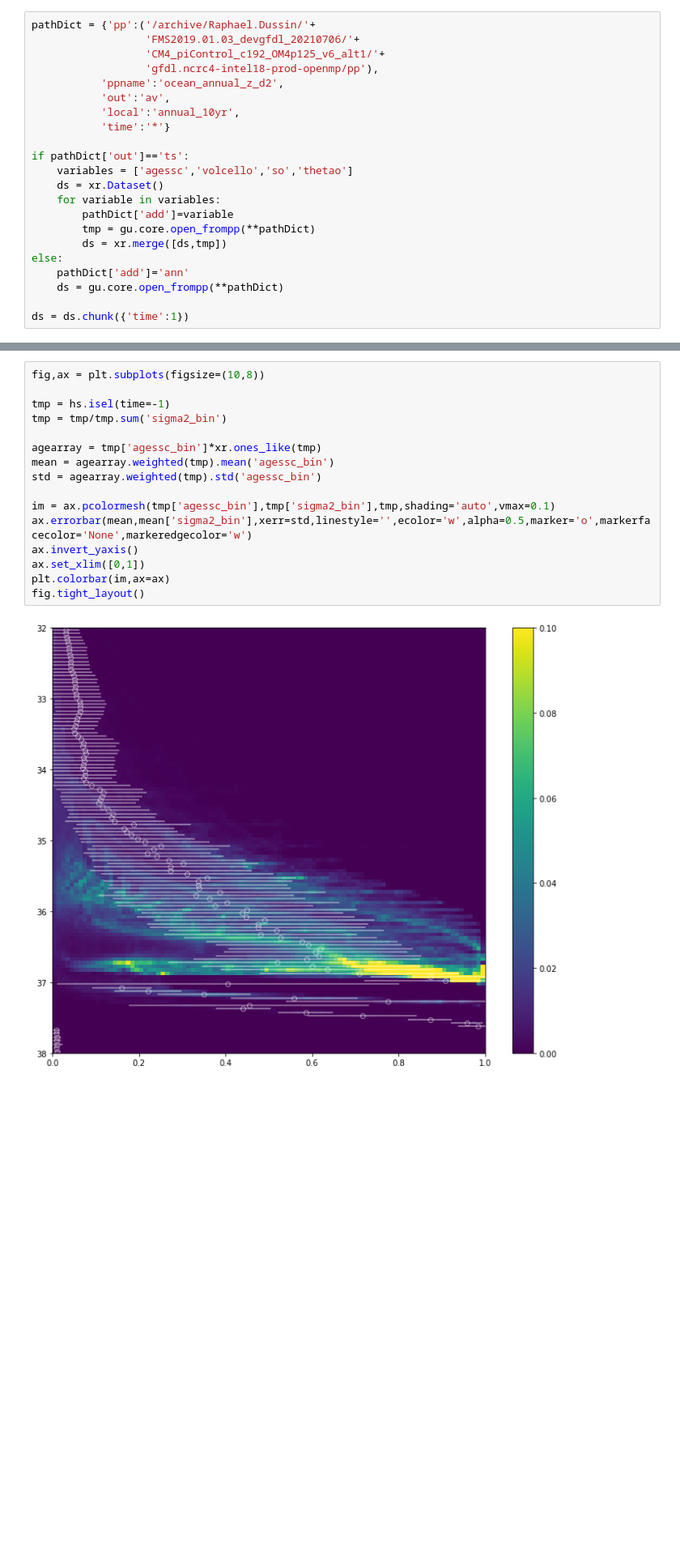
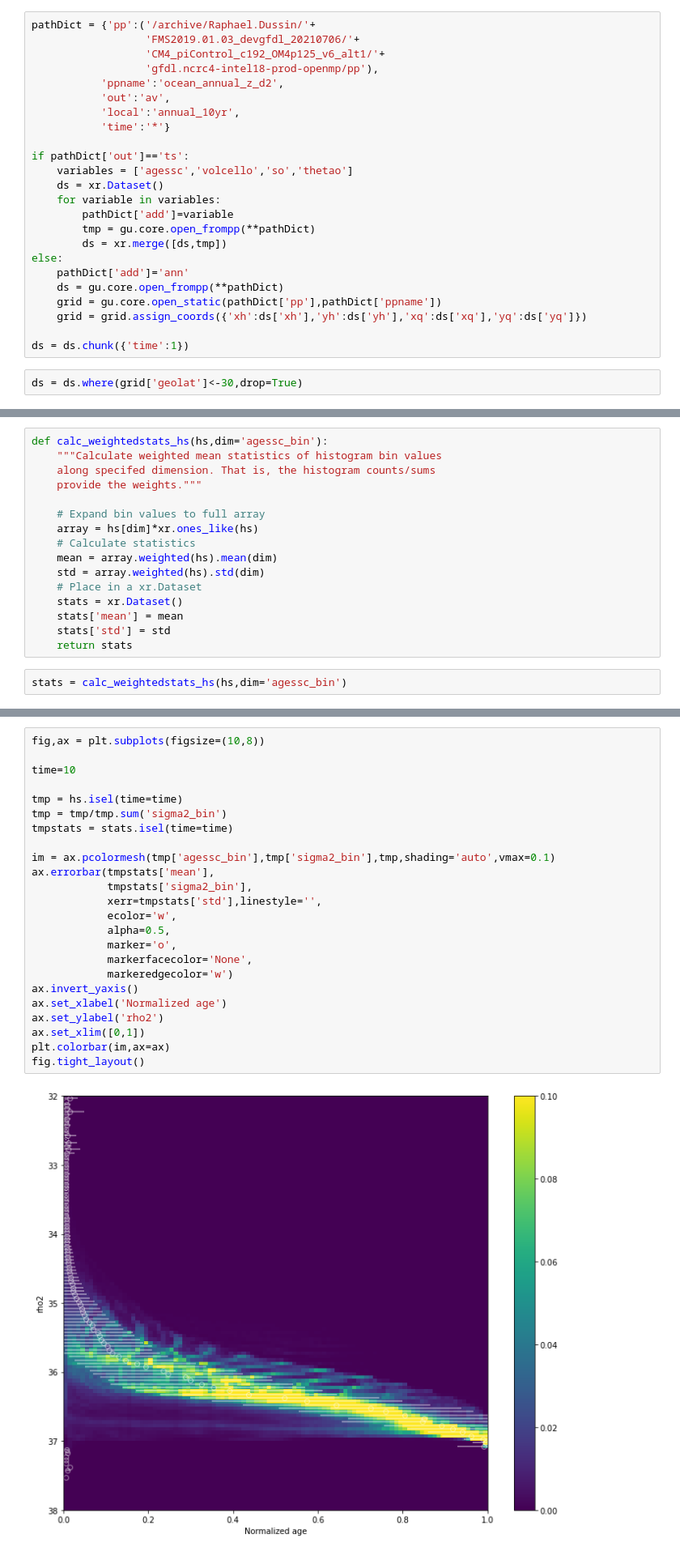
Before and after one commit to gmacgilchrist/wmt_bgc, a Jupyter notebook: notebooks/draw_age.ipynb, the cells around one changed output, grey strips where cells are left out. Shown: that part at 81% size. Saved outputs shown, nothing was run; the diff lists cells and outputs as text; blank space fills up the shorter version.

```diff
--- a/notebooks/draw_age.ipynb
+++ b/notebooks/draw_age.ipynb
@@ -37,5 +43,9 @@ if pathDict['out']=='ts':
 else:
     pathDict['add']='ann'
     ds = gu.core.open_frompp(**pathDict)
+    grid = gu.core.open_static(pathDict['pp'],pathDict['ppname'])
+    grid = grid.assign_coords({'xh':ds['xh'],'yh':ds['yh'],'xq':ds['xq'],'yq':ds['yq']})
 
 ds = ds.chunk({'time':1})
+# %%
+ds = ds.where(grid['geolat']<-30,drop=True)
@@ -60,0 +89,18 @@ with ProgressBar():
+# %%
+def calc_weightedstats_hs(hs,dim='agessc_bin'):
+    """Calculate weighted mean statistics of histogram bin values
+    along specifed dimension. That is, the histogram counts/sums
+    provide the weights."""
+
+    # Expand bin values to full array
+    array = hs[dim]*xr.ones_like(hs)
+    # Calculate statistics
+    mean = array.weighted(hs).mean(dim)
+    std = array.weighted(hs).std(dim)
+    # Place in a xr.Dataset
+    stats = xr.Dataset()
+    stats['mean'] = mean
+    stats['std'] = std
+    return stats
+# %%
+stats = calc_weightedstats_hs(hs,dim='agessc_bin')
@@ -61,18 +109,26 @@ with ProgressBar():
 # %%
 fig,ax = plt.subplots(figsize=(10,8))
 
-tmp = hs.isel(time=-1)
+time=10
+
+tmp = hs.isel(time=time)
 tmp = tmp/tmp.sum('sigma2_bin')
-
-agearray = tmp['agessc_bin']*xr.ones_like(tmp)
-mean = agearray.weighted(tmp).mean('agessc_bin')
-std = agearray.weighted(tmp).std('agessc_bin')
+tmpstats = stats.isel(time=time)
 
 im = ax.pcolormesh(tmp['agessc_bin'],tmp['sigma2_bin'],tmp,shading='auto',vmax=0.1)
-ax.errorbar(mean,mean['sigma2_bin'],xerr=std,linestyle='',ecolor='w',alpha=0.5,marker='o',markerfacecolor='None',markeredgecolor='w')
+ax.errorbar(tmpstats['mean'],
+            tmpstats['sigma2_bin'],
+            xerr=tmpstats['std'],linestyle='',
+            ecolor='w',
+            alpha=0.5,
+            marker='o',
+            markerfacecolor='None',
+            markeredgecolor='w')
 ax.invert_yaxis()
+ax.set_xlabel('Normalized age')
+ax.set_ylabel('rho2')
 ax.set_xlim([0,1])
 plt.colorbar(im,ax=ax)
 fig.tight_layout()
 # %% [output]
-[figure, old version]
+[figure, new version]
```
Also changed, not shown: parts of 12 cells of this notebook.
